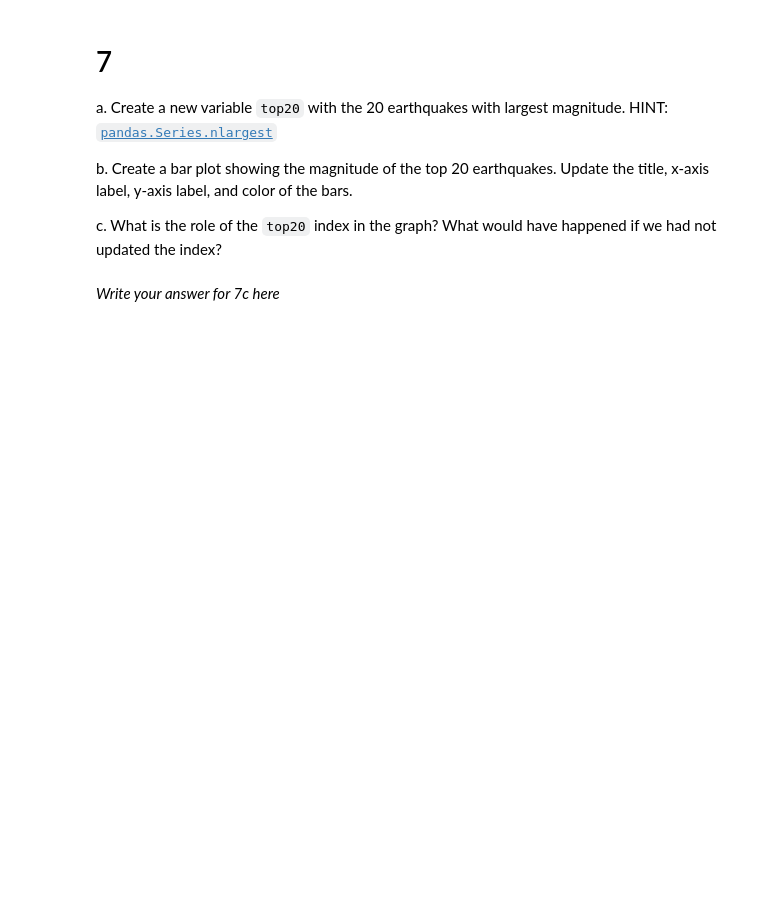
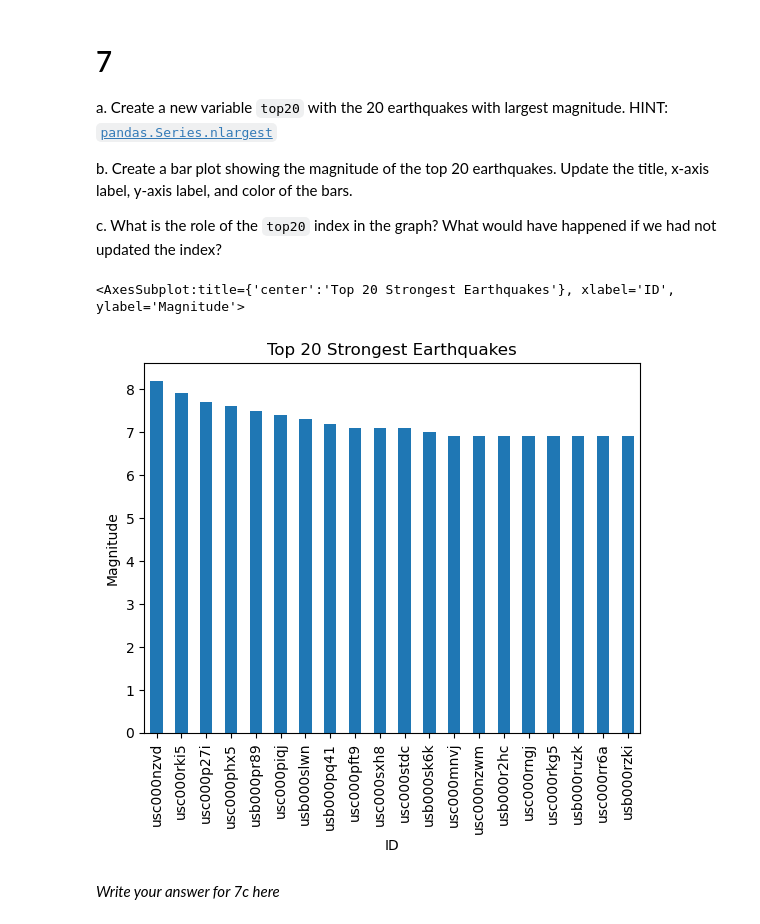
Before and after one commit to lunacatalan/eds220-hwk-1, a Jupyter notebook: hwk1-task4.ipynb, the cells around one changed output. Saved outputs shown, nothing was run; the diff lists cells and outputs as text; code cells hidden in the pictures; blank space fills up the shorter version.

```diff
--- a/hwk1-task4.ipynb
+++ b/hwk1-task4.ipynb
@@ -138,3 +146,17 @@ c. What is the role of the `top20` index in the graph? What would have happened
+# %%
+# select largest 20 by magnitude
+top20 = eqk.mag.nlargest(20)
+top20
+
+# make a bar plot
+top20.plot(kind = 'bar',
+          title = 'Top 20 Strongest Earthquakes',
+          xlabel = 'ID',
+          ylabel = 'Magnitude',
+          color = '')
+# %% [output]
+<AxesSubplot:title={'center':'Top 20 Strongest Earthquakes'}, xlabel='ID', ylabel='Magnitude'>
+[figure, added]
 # %% [markdown]
 *Write your answer for 7c here*
 # %% [markdown]
```
Also changed, not shown: parts of 5 cells of this notebook.
